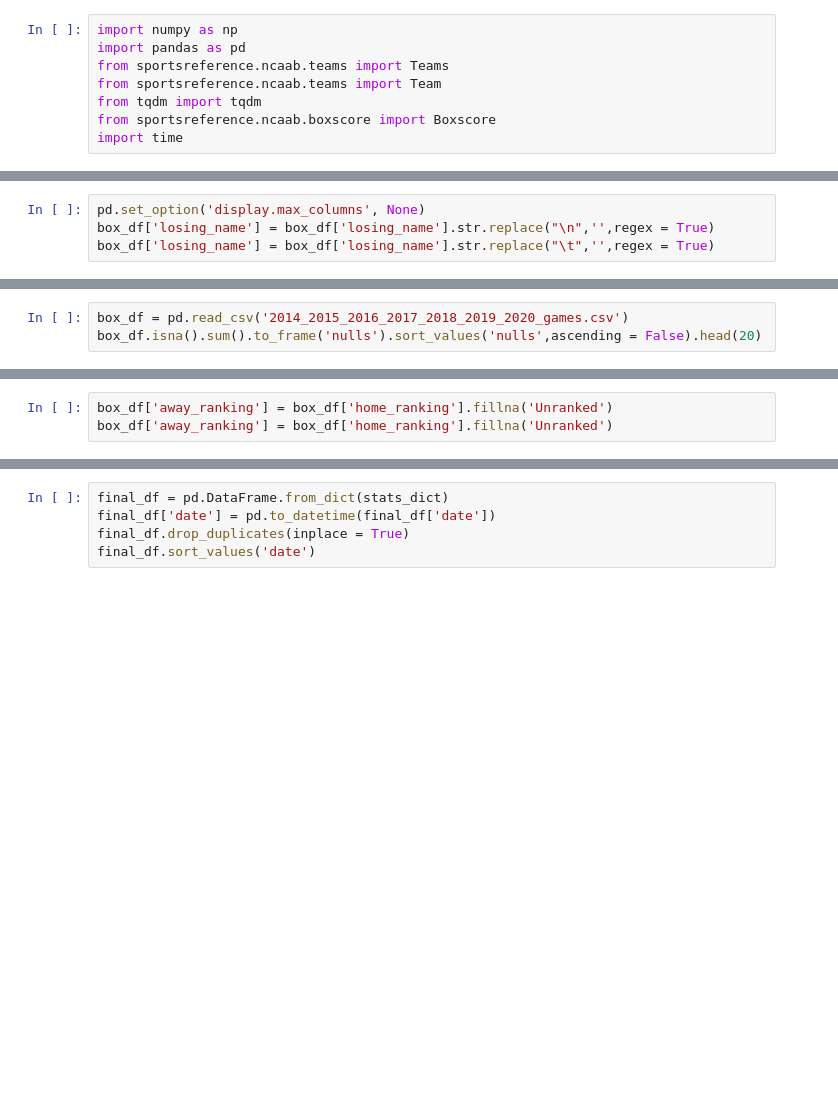
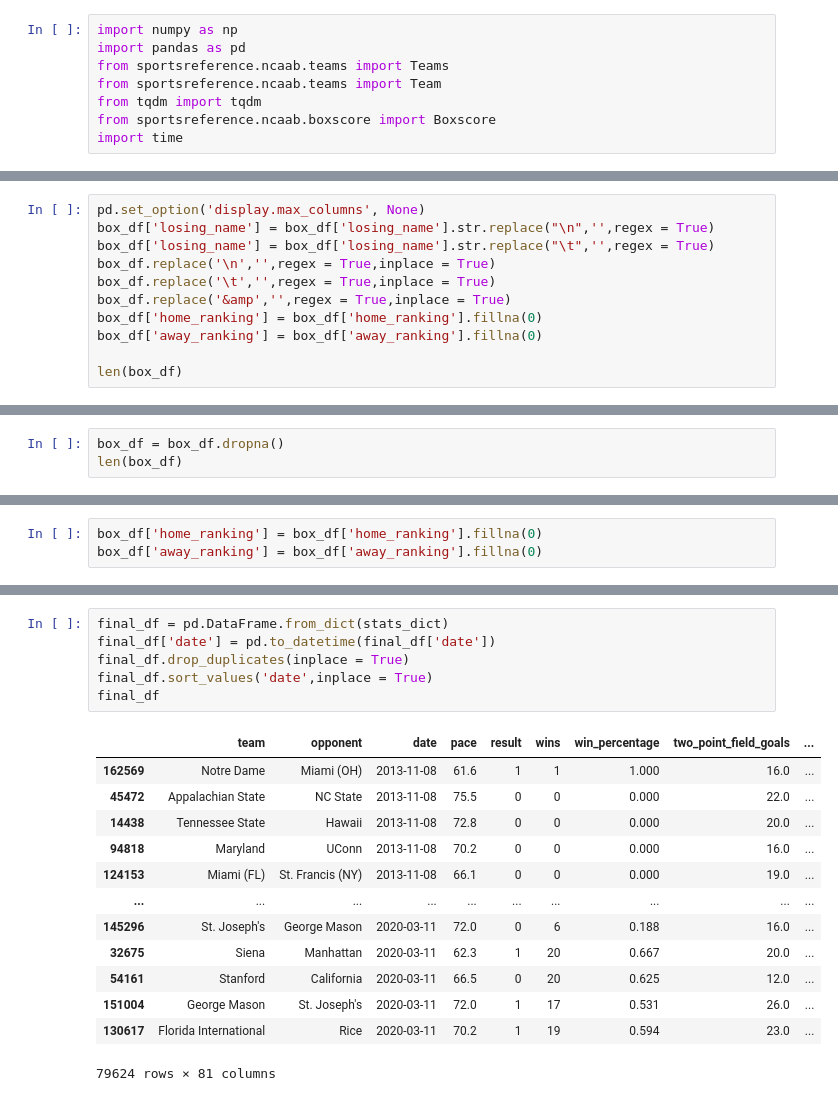
Before and after one commit to fmathews11/College_basketball, a Jupyter notebook: College_BB_Data_Pipeline.ipynb, the cells around one changed output, grey strips where cells are left out. Drawn from its saved outputs; the diff is of its cells as text; blank space fills up the shorter version.

```diff
--- a/College_BB_Data_Pipeline.ipynb
+++ b/College_BB_Data_Pipeline.ipynb
@@ -51,4 +98,11 @@ box_df.to_csv('2014_2015_2016_2017_2018_2019_2020_games.csv')
 pd.set_option('display.max_columns', None)
 box_df['losing_name'] = box_df['losing_name'].str.replace("\n",'',regex = True)
 box_df['losing_name'] = box_df['losing_name'].str.replace("\t",'',regex = True)
+box_df.replace('\n','',regex = True,inplace = True)
+box_df.replace('\t','',regex = True,inplace = True)
+box_df.replace('&amp','',regex = True,inplace = True)
+box_df['home_ranking'] = box_df['home_ranking'].fillna(0)
+box_df['away_ranking'] = box_df['away_ranking'].fillna(0)
+
+len(box_df)
 # %% [output]
@@ -68,3 +109,0 @@ box_df['losing_name'] = box_df['losing_name'].str.replace("\t",'',regex = True)
-# %%
-box_df = pd.read_csv('2014_2015_2016_2017_2018_2019_2020_games.csv')
-box_df.isna().sum().to_frame('nulls').sort_values('nulls',ascending = False).head(20)
@@ -88,0 +110,3 @@ box_df.isna().sum().to_frame('nulls').sort_values('nulls',ascending = False).hea
+# %%
+box_df = box_df.dropna()
+len(box_df)
@@ -89,3 +115,3 @@ box_df.isna().sum().to_frame('nulls').sort_values('nulls',ascending = False).hea
 # %%
-box_df['away_ranking'] = box_df['home_ranking'].fillna('Unranked')
-box_df['away_ranking'] = box_df['home_ranking'].fillna('Unranked')
+box_df['home_ranking'] = box_df['home_ranking'].fillna(0)
+box_df['away_ranking'] = box_df['away_ranking'].fillna(0)
@@ -445,5 +489,20 @@ stats_dict['opponent_assist_percentage'] += (temp_df.home_assist_percentage.toli
 # %%
 final_df = pd.DataFrame.from_dict(stats_dict)
 final_df['date'] = pd.to_datetime(final_df['date'])
 final_df.drop_duplicates(inplace = True)
-final_df.sort_values('date')
+final_df.sort_values('date',inplace = True)
+final_df
+# %% [output]
+|  | team | opponent | date | pace | result | wins | win_percentage | two_point_field_goals | ... |
+| 162569 | Notre Dame | Miami (OH) | 2013-11-08 | 61.6 | 1 | 1 | 1.000 | 16.0 | ... |
+| 45472 | Appalachian State | NC State | 2013-11-08 | 75.5 | 0 | 0 | 0.000 | 22.0 | ... |
+| 14438 | Tennessee State | Hawaii | 2013-11-08 | 72.8 | 0 | 0 | 0.000 | 20.0 | ... |
+| 94818 | Maryland | UConn | 2013-11-08 | 70.2 | 0 | 0 | 0.000 | 16.0 | ... |
+| 124153 | Miami (FL) | St. Francis (NY) | 2013-11-08 | 66.1 | 0 | 0 | 0.000 | 19.0 | ... |
+| ... | ... | ... | ... | ... | ... | ... | ... | ... | ... |
+| 145296 | St. Joseph's | George Mason | 2020-03-11 | 72.0 | 0 | 6 | 0.188 | 16.0 | ... |
+| 32675 | Siena | Manhattan | 2020-03-11 | 62.3 | 1 | 20 | 0.667 | 20.0 | ... |
+| 54161 | Stanford | California | 2020-03-11 | 66.5 | 0 | 20 | 0.625 | 12.0 | ... |
+| 151004 | George Mason | St. Joseph's | 2020-03-11 | 72.0 | 1 | 17 | 0.531 | 26.0 | ... |
+| 130617 | Florida International | Rice | 2020-03-11 | 70.2 | 1 | 19 | 0.594 | 23.0 | ... |
+79624 rows × 81 columns
```
Also changed, not shown: parts of 14 cells of this notebook.
